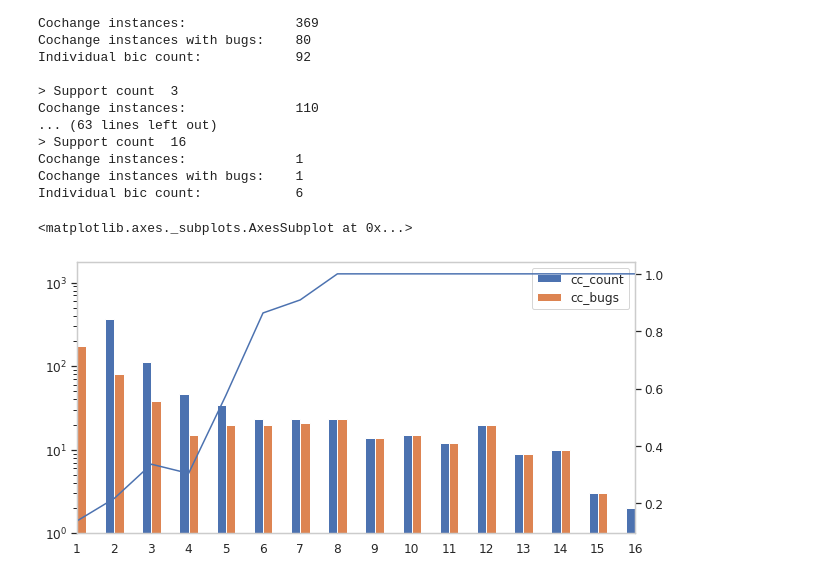
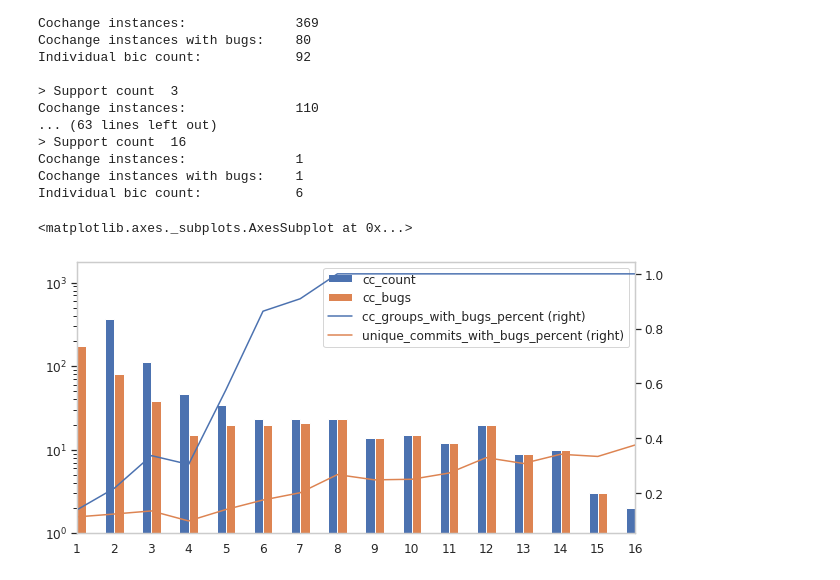
Before and after one commit to luisamaralh/co-change-dependencies, a Jupyter notebook: notebooks/eda.ipynb, the cells around one changed output. Cells and saved outputs as stored; diff of their text form; code cells hidden in the pictures.

Commit message:
NEW line in plot: percentage of unique commits with bugs within cochange groups

```diff
--- a/notebooks/eda.ipynb
+++ b/notebooks/eda.ipynb
@@ -167,25 +167,26 @@ Individual bic count:            6
 compare_cc_bugs = pd.DataFrame()
 compare_cc_bugs['cc_bugs'] = unique_cc.groupby('support_count').agg(lambda x: x[x.bic_count > 0].bic_count.count()).bic_count
 compare_cc_bugs['cc_count'] = unique_cc.groupby('support_count').commit_hash.count()
-compare_cc_bugs['cc_bugs_perc'] = compare_cc_bugs.cc_bugs / compare_cc_bugs.cc_count
+compare_cc_bugs['cc_groups_with_bugs_percent'] = compare_cc_bugs.cc_bugs / compare_cc_bugs.cc_count
+compare_cc_bugs['unique_commits_with_bugs_percent'] = unique_cc.groupby('support_count').bic_percent.mean()
 # %%
 sns.set_style("whitegrid", {'axes.grid' : False})
 
 ax = compare_cc_bugs[['cc_count', 'cc_bugs']]\
 .plot(
     # secondary_y='cc_bugs_perc',
     kind='bar',
     log=True,
     # grid=False,
     figsize=(10,5)
 )
 
-compare_cc_bugs.cc_bugs_perc.plot(
+compare_cc_bugs[['cc_groups_with_bugs_percent', 'unique_commits_with_bugs_percent']].plot(
     kind='line',
     secondary_y=True,
     # grid=False,
     ax=ax
 )
 # %% [output]
 <matplotlib.axes._subplots.AxesSubplot at 0x...>
-[figure, old version]
+[figure, new version]
```
Also changed, not shown: parts of 5 cells of this notebook.
